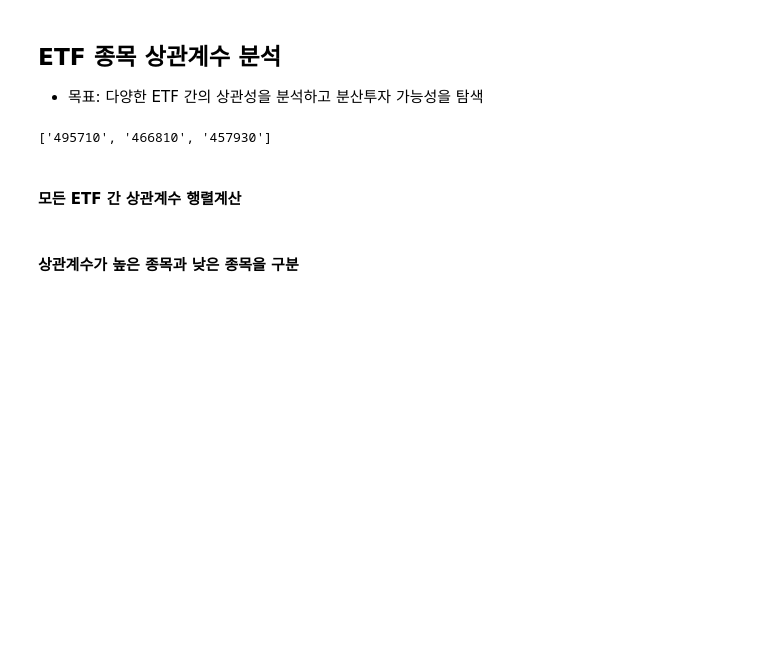
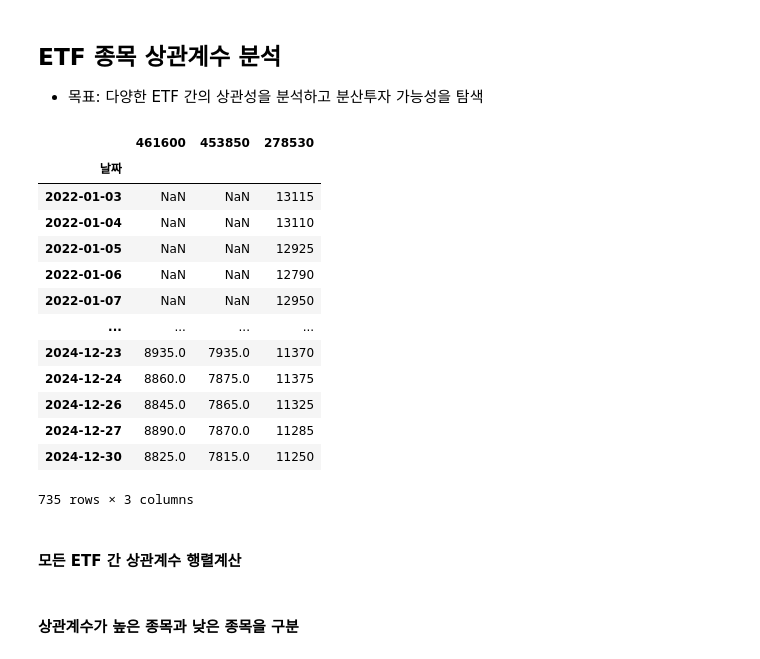
Before and after one commit to jihun-shim/study_pandas, a Jupyter notebook: quests/Portfolios.ipynb, the cells around one changed output. Saved outputs shown, nothing was run; the diff lists cells and outputs as text; code cells hidden in the pictures; blank space fills up the shorter version.

```diff
--- a/quests/Portfolios.ipynb
+++ b/quests/Portfolios.ipynb
@@ -15,10 +15,6 @@ end_date = '20241231'
 etf_list = stock.get_etf_ticker_list()
 # 모든 ETF 이름 리스트 가져오고 etf_name 변수에 담기
 etf_name = [stock.get_etf_ticker_name(etf) for etf in etf_list]
-# %%
-etf_list[:3]
-# %% [output]
-['495710', '466810', '457930']
 # %%
 # concate DataFrames
 df_etf = pd.DataFrame()
@@ -44,6 +40,23 @@ for etf_number in etf_list:
 
 # # 결과를 데이터프레임으로 변환
 # df_etf = pd.DataFrame({etf: data for etf, data in results if data is not None})
+# %%
+df_etf
+# %% [output]
+|  | 461600 | 453850 | 278530 |
+| 날짜 |  |  |  |
+| 2022-01-03 | NaN | NaN | 13115 |
+| 2022-01-04 | NaN | NaN | 13110 |
+| 2022-01-05 | NaN | NaN | 12925 |
+| 2022-01-06 | NaN | NaN | 12790 |
+| 2022-01-07 | NaN | NaN | 12950 |
+| ... | ... | ... | ... |
+| 2024-12-23 | 8935.0 | 7935.0 | 11370 |
+| 2024-12-24 | 8860.0 | 7875.0 | 11375 |
+| 2024-12-26 | 8845.0 | 7865.0 | 11325 |
+| 2024-12-27 | 8890.0 | 7870.0 | 11285 |
+| 2024-12-30 | 8825.0 | 7815.0 | 11250 |
+735 rows × 3 columns
 # %% [markdown]
 #### 모든 ETF 간 상관계수 행렬계산
 # %%
```
Also changed, not shown: 1 other file.
